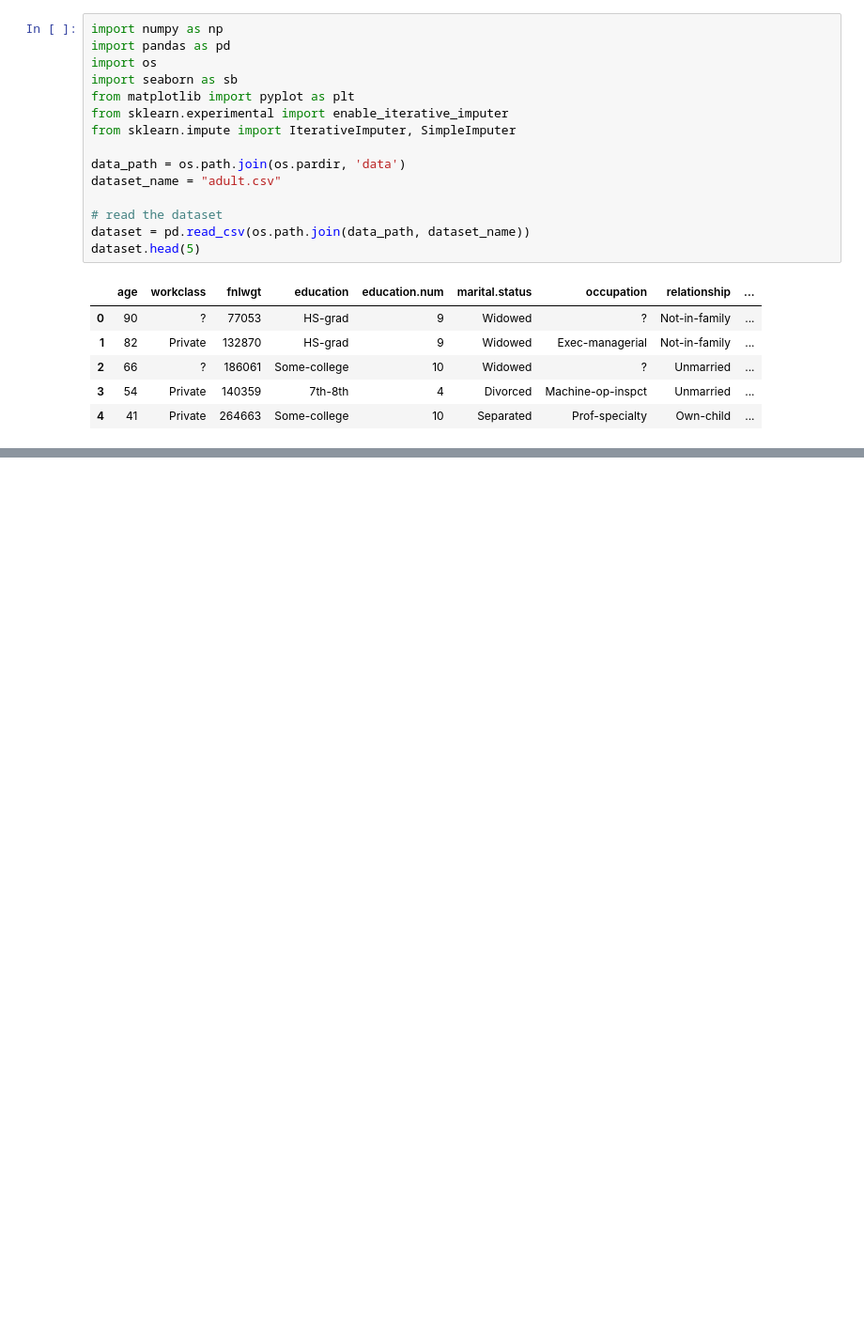
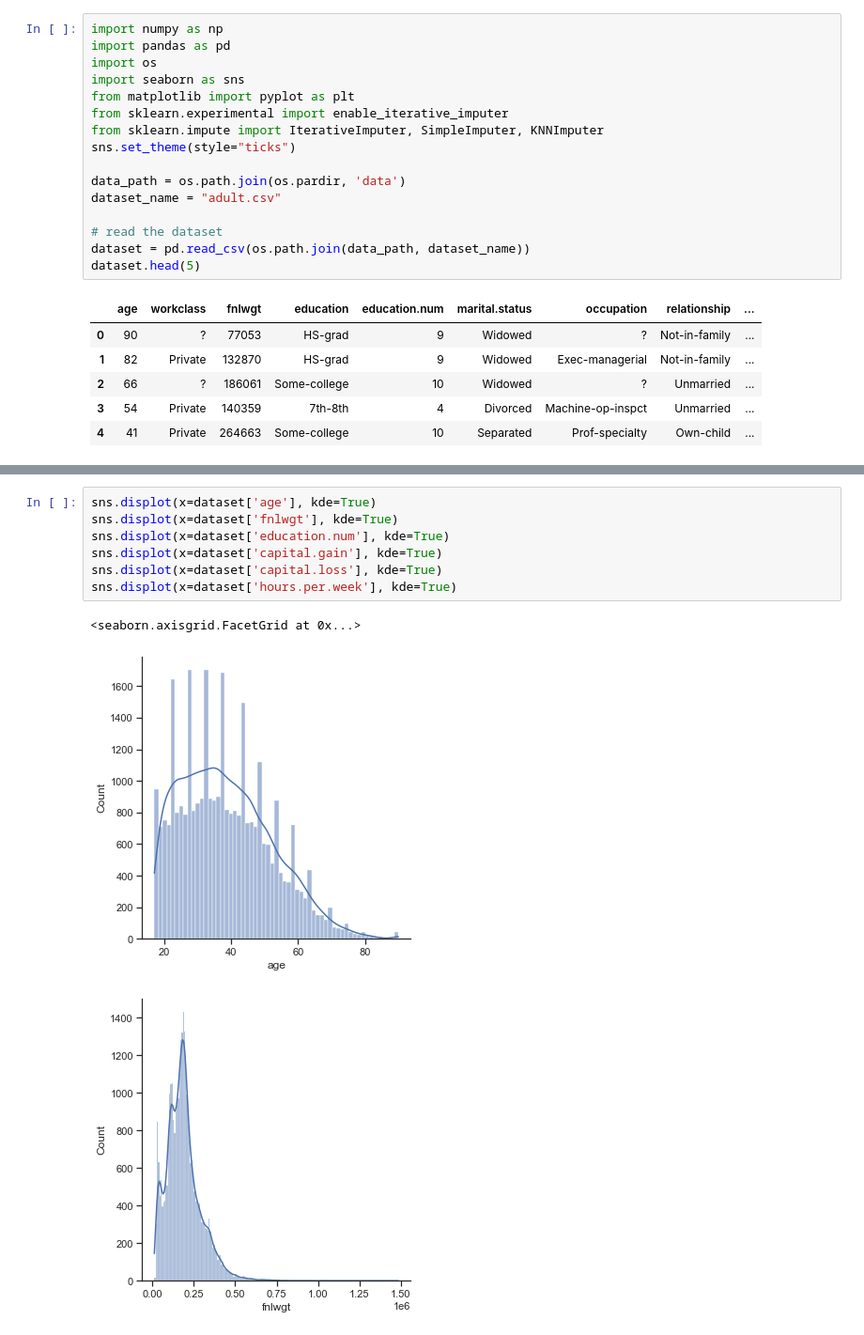
Before and after one commit to hamzeasadi/computational-ml, a Jupyter notebook: NaiveBayes/AdultCensusIncome.ipynb, the cells around one changed output, grey strips where cells are left out. Shown at 94% size. Cells and saved outputs as stored; diff of their text form; blank space fills up the shorter version.

```diff
--- a/NaiveBayes/AdultCensusIncome.ipynb
+++ b/NaiveBayes/AdultCensusIncome.ipynb
@@ -17,10 +17,11 @@
 import numpy as np
 import pandas as pd
 import os
-import seaborn as sb
+import seaborn as sns
 from matplotlib import pyplot as plt
 from sklearn.experimental import enable_iterative_imputer
-from sklearn.impute import IterativeImputer, SimpleImputer
+from sklearn.impute import IterativeImputer, SimpleImputer, KNNImputer
+sns.set_theme(style="ticks")
 
 data_path = os.path.join(os.pardir, 'data')
 dataset_name = "adult.csv"
@@ -54,0 +58,11 @@ CD_imputed_X = X.fillna(method='ffill', inplace=True)
+# %%
+sns.displot(x=dataset['age'], kde=True)
+sns.displot(x=dataset['fnlwgt'], kde=True)
+sns.displot(x=dataset['education.num'], kde=True)
+sns.displot(x=dataset['capital.gain'], kde=True)
+sns.displot(x=dataset['capital.loss'], kde=True)
+sns.displot(x=dataset['hours.per.week'], kde=True)
+# %% [output]
+<seaborn.axisgrid.FacetGrid at 0x...>
+[figure, added]
+[figure, added]
```
Also changed, not shown: parts of 20 cells of this notebook.
